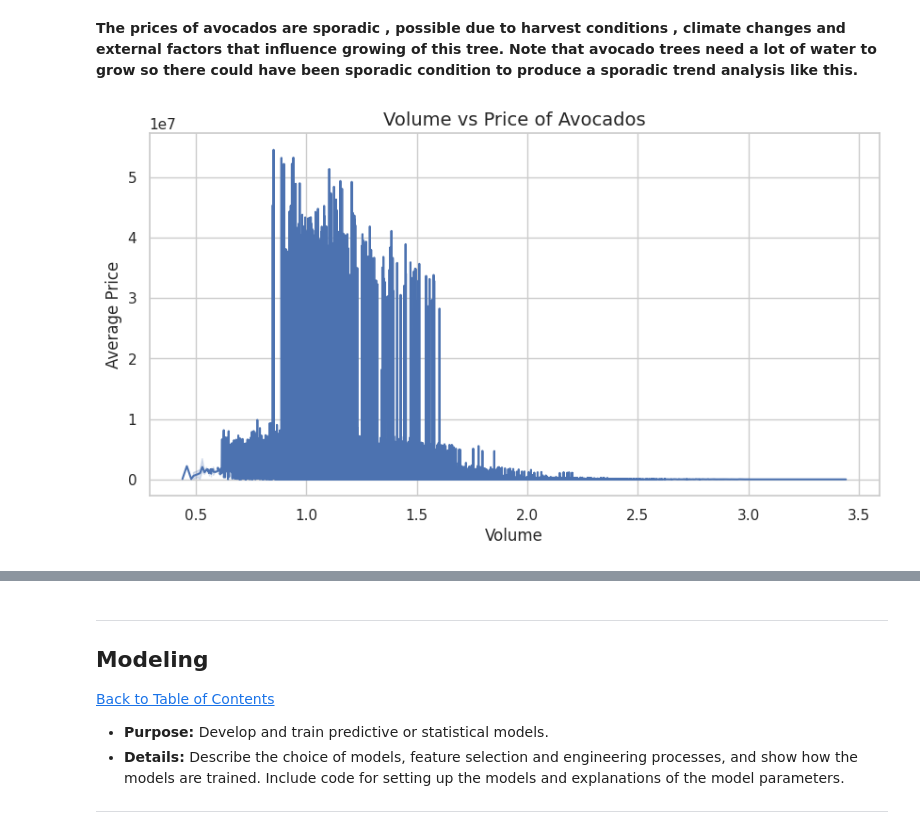
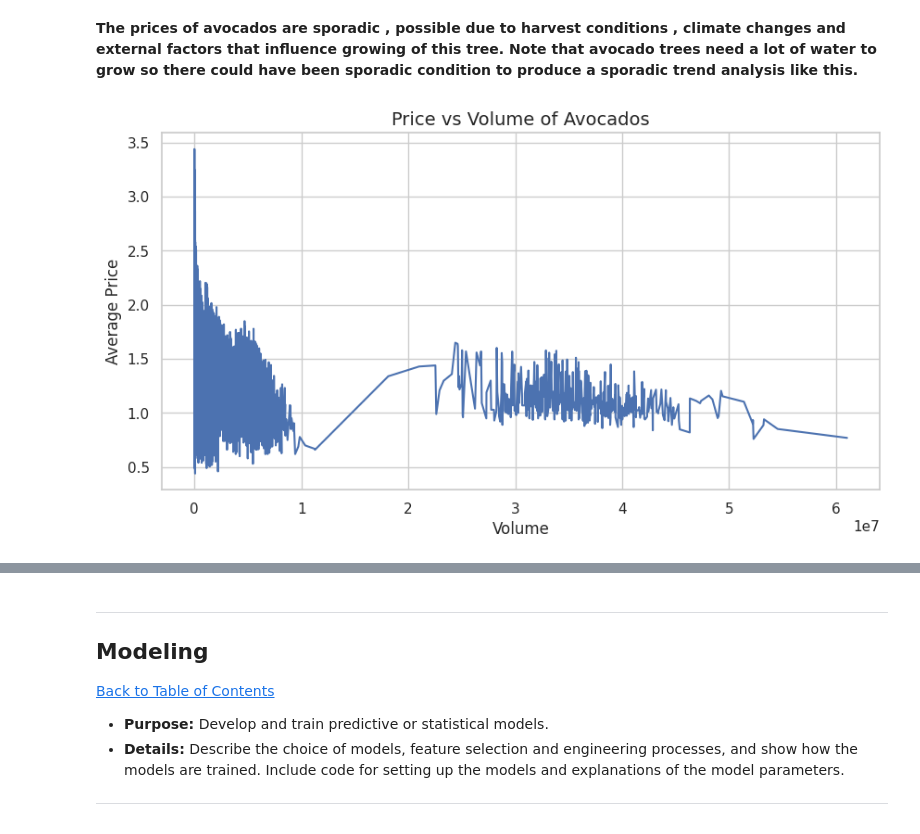
Before and after one commit to VenishaAI/Cornerstone_Project_Avo-Data_Prices, a Jupyter notebook: QCTO---Workplace-Module-Notebook-Template-4571 (1).ipynb, the cells around one changed output, grey strips where cells are left out. Cells and saved outputs as stored; diff of their text form; code cells hidden in the pictures.

```diff
--- a/QCTO---Workplace-Module-Notebook-Template-4571 (1).ipynb
+++ b/QCTO---Workplace-Module-Notebook-Template-4571 (1).ipynb
@@ -408,30 +408,27 @@ plt.show()
 # %%
 import seaborn as sns
 import matplotlib.pyplot as plt
 import pandas as pd
 
-# Load the dataset
-df = pd.read_csv("Avocado_HassAvocadoBoard_20152023v1.0.1.csv", index_col=False)
-
 # Convert the 'Date' column to datetime format
 df['Date'] = pd.to_datetime(df['Date'], errors='coerce')
 
-# Extract the year from the 'Date' column (if needed)
+# Extract the year from the 'Date' column
 df['Year'] = df['Date'].dt.year
 
 # Plotting
 sns.set(style="whitegrid")
 plt.figure(figsize=(10, 5))
 
-# Plot volume against average price
-sns.lineplot(data=df, x='AveragePrice', y='TotalVolume')
+# Plot volume against average price as a line graph
+sns.lineplot(data=df, x='TotalVolume', y='AveragePrice')
 
 # Adding titles and labels
-plt.title('Volume vs Price of Avocados', fontsize=14)
+plt.title('Price vs Volume of Avocados', fontsize=14)
 plt.xlabel('Volume', fontsize=12)
 plt.ylabel('Average Price', fontsize=12)
 
 # Show plot
 plt.show()
 # %% [output]
-[figure, old version]
+[figure, new version]
```
Also changed, not shown: parts of 1 cell of this notebook.
